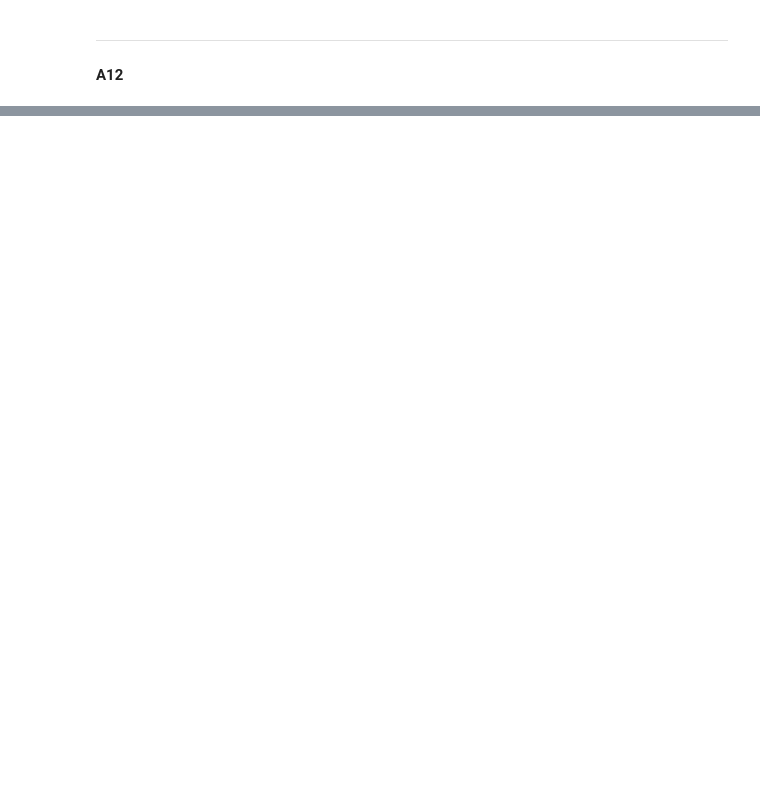
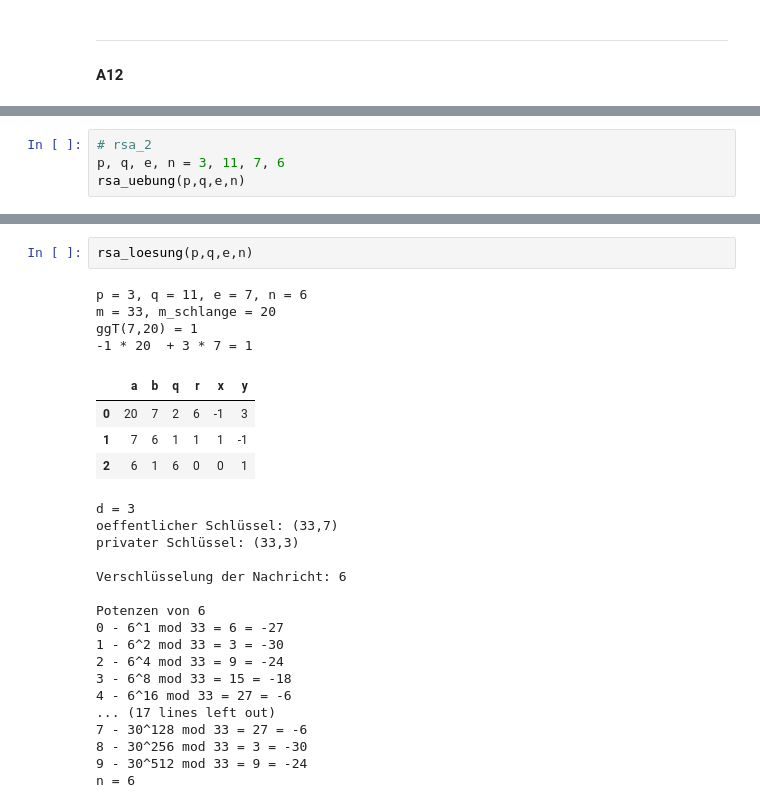
Before and after one commit to ktheu/MathePlus, a Jupyter notebook: zahlentheorie/Aufgaben.ipynb, the cells around one changed output, grey strips where cells are left out. Saved outputs shown, nothing was run; the diff lists cells and outputs as text; blank space fills up the shorter version.

```diff
--- a/zahlentheorie/Aufgaben.ipynb
+++ b/zahlentheorie/Aufgaben.ipynb
@@ -384,0 +679,4 @@ Die 77er-Reihe
+# %%
+# rsa_2
+p, q, e, n = 3, 11, 7, 6
+rsa_uebung(p,q,e,n)
@@ -384,0 +703,28 @@ Die 77er-Reihe
+# %%
+rsa_loesung(p,q,e,n)
+# %% [output]
+p = 3, q = 11, e = 7, n = 6
+m = 33, m_schlange = 20
+ggT(7,20) = 1
+-1 * 20  + 3 * 7 = 1
+|  | a | b | q | r | x | y |
+| 0 | 20 | 7 | 2 | 6 | -1 | 3 |
+| 1 | 7 | 6 | 1 | 1 | 1 | -1 |
+| 2 | 6 | 1 | 6 | 0 | 0 | 1 |
+d = 3
+oeffentlicher Schlüssel: (33,7)
+privater Schlüssel: (33,3)
+
+Verschlüsselung der Nachricht: 6
+
+Potenzen von 6
+0 - 6^1 mod 33 = 6 = -27
+1 - 6^2 mod 33 = 3 = -30
+2 - 6^4 mod 33 = 9 = -24
+3 - 6^8 mod 33 = 15 = -18
+4 - 6^16 mod 33 = 27 = -6
+... (17 lines left out)
+7 - 30^128 mod 33 = 27 = -6
+8 - 30^256 mod 33 = 3 = -30
+9 - 30^512 mod 33 = 9 = -24
+n = 6
```
Also changed, not shown: parts of 29 cells of this notebook, 4 other files.
